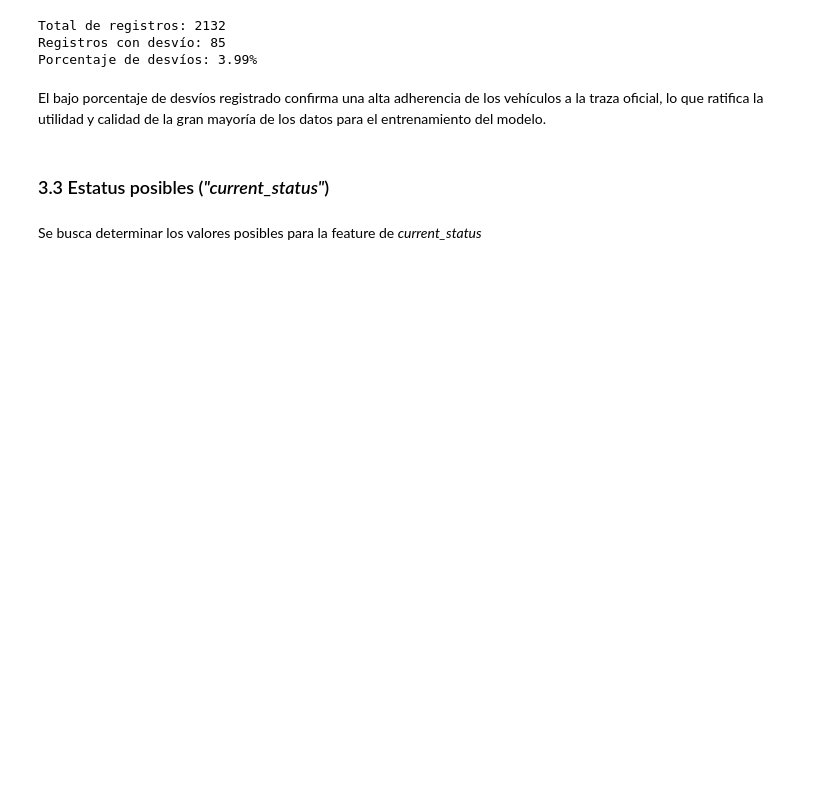
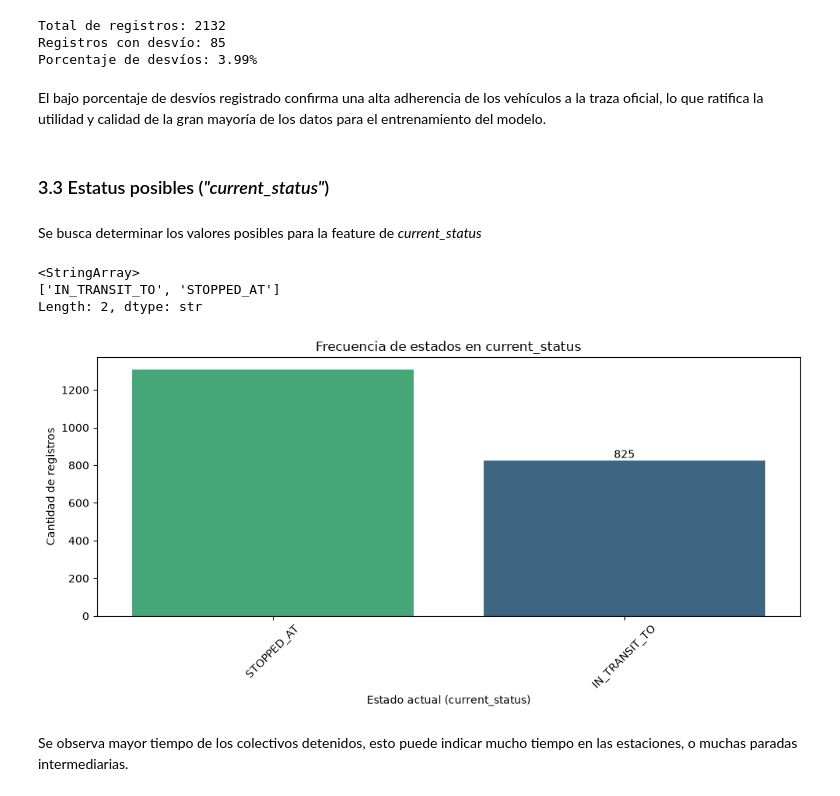
Before and after one commit to AntoBadami/bus-eta-predictor, a Jupyter notebook: notebooks/01_eda_exploratory.ipynb, the cells around one changed output. Saved outputs shown, nothing was run; the diff lists cells and outputs as text; code cells hidden in the pictures; blank space fills up the shorter version.

Commit message:
current_status feature analisis

```diff
--- a/notebooks/01_eda_exploratory.ipynb
+++ b/notebooks/01_eda_exploratory.ipynb
@@ -113,4 +115,38 @@ El bajo porcentaje de desvíos registrado confirma una alta adherencia de los ve
 # %% [markdown]
 Se busca determinar los valores posibles para la feature de *current_status*
 # %%
-#
+# Cantidad de valores únicos en una columna
+df['current_status'].unique()
+# %% [output]
+<StringArray>
+['IN_TRANSIT_TO', 'STOPPED_AT']
+Length: 2, dtype: str
+# %%
+# Analisis de frecuencia de ambas
+
+plt.figure(figsize=(10, 5))
+
+# Dibujar las barras en el lienzo
+ax = sns.countplot(
+    data=df,
+    x='current_status',
+    hue='current_status',                             # Define la variable de color
+    order=df['current_status'].value_counts().index,  # Ordena de mayor a menor
+    palette='viridis',
+    legend=False                                      # Oculta la leyenda innecesaria
+)
+
+# Añadir las etiquetas numéricas sobre cada barra
+ax.bar_label(ax.containers[0])
+
+# 4. Matplotlib: Personaliza títulos, ejes y muestra la figura
+plt.title('Frecuencia de estados en current_status')
+plt.xlabel('Estado actual (current_status)')
+plt.ylabel('Cantidad de registros')
+plt.xticks(rotation=45)
+plt.tight_layout()
+plt.show()
+# %% [output]
+[figure, added]
+# %% [markdown]
+Se observa mayor tiempo de los colectivos detenidos, esto puede indicar mucho tiempo en las estaciones, o muchas paradas intermediarias.
```
Also changed, not shown: parts of 1 cell of this notebook.
